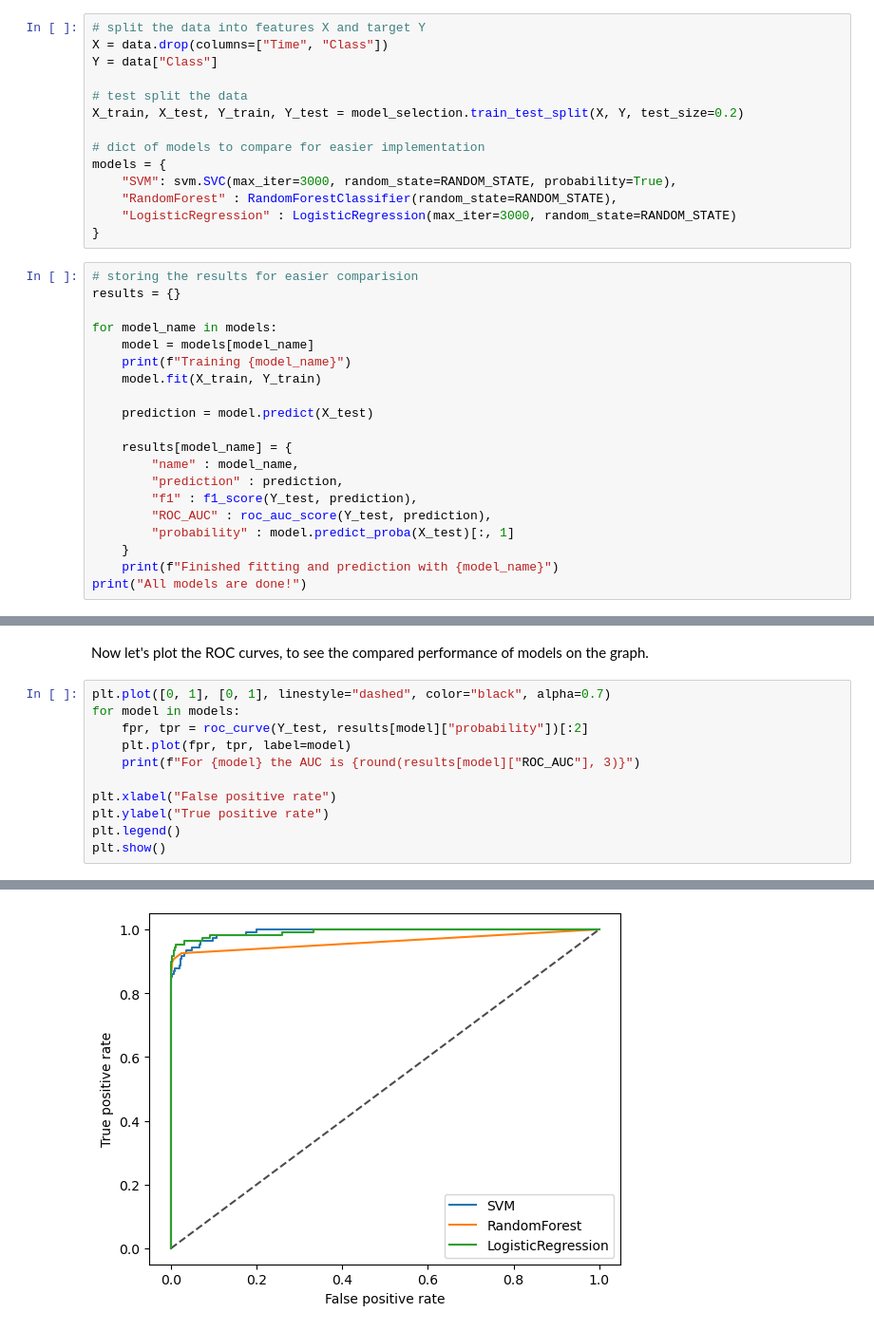
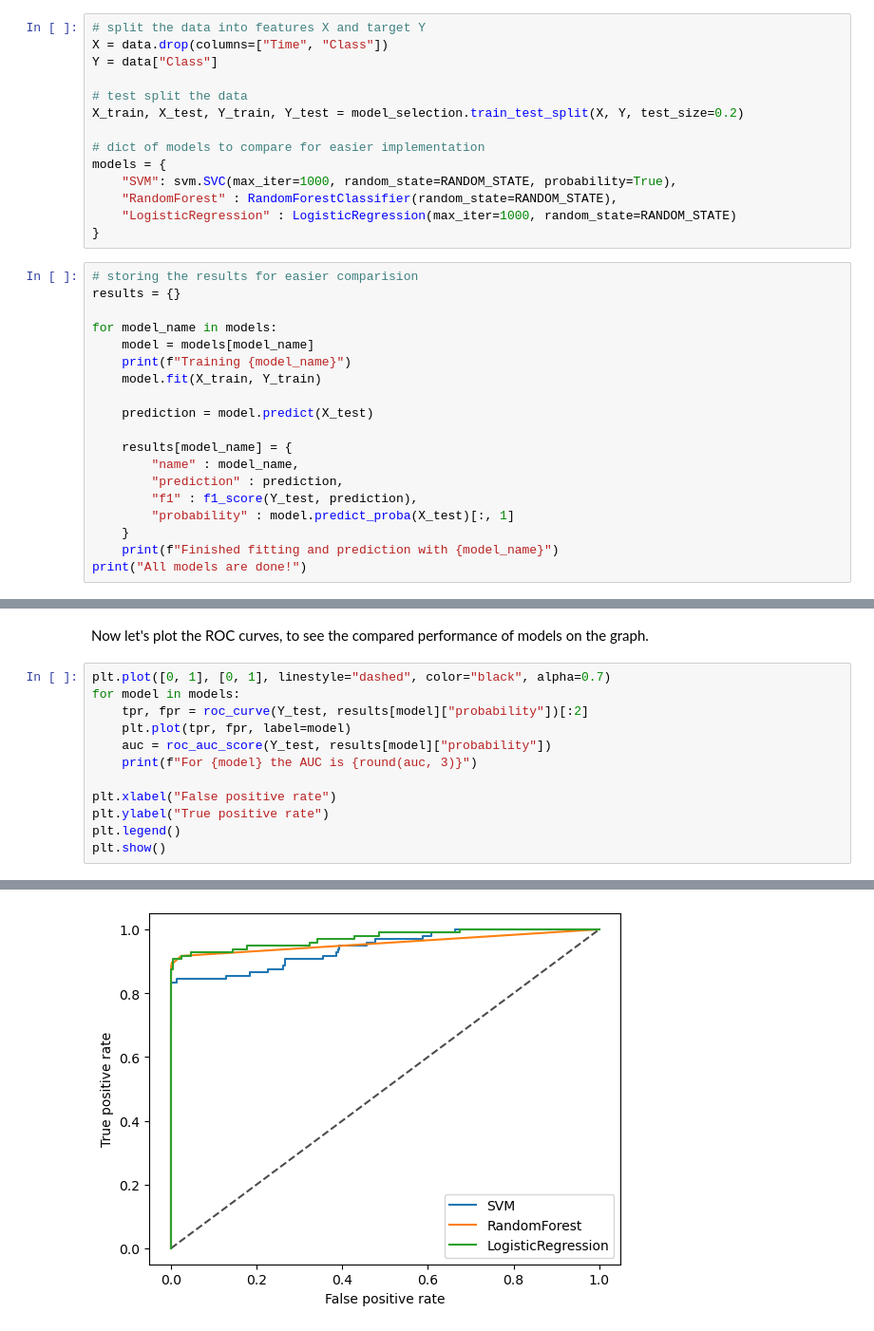
Before and after one commit to Kubel259/Credit-Card-fraud-detection, a Jupyter notebook: main.ipynb, the cells around one changed output, grey strips where cells are left out. Shown at 95% size. Cells and saved outputs as stored; diff of their text form.

```diff
--- a/main.ipynb
+++ b/main.ipynb
@@ -119,9 +119,9 @@ X_train, X_test, Y_train, Y_test = model_selection.train_test_split(X, Y, test_s
 
 # dict of models to compare for easier implementation
 models = {
-    "SVM": svm.SVC(max_iter=3000, random_state=RANDOM_STATE, probability=True),
+    "SVM": svm.SVC(max_iter=1000, random_state=RANDOM_STATE, probability=True),
     "RandomForest" : RandomForestClassifier(random_state=RANDOM_STATE),
-    "LogisticRegression" : LogisticRegression(max_iter=3000, random_state=RANDOM_STATE)
+    "LogisticRegression" : LogisticRegression(max_iter=1000, random_state=RANDOM_STATE)
 }
 # %%
 # storing the results for easier comparision
@@ -138,7 +138,6 @@ for model_name in models:
         "name" : model_name,
         "prediction" : prediction,
         "f1" : f1_score(Y_test, prediction),
-        "ROC_AUC" : roc_auc_score(Y_test, prediction),
         "probability" : model.predict_proba(X_test)[:, 1]
     }
     print(f"Finished fitting and prediction with {model_name}")
@@ -194,9 +193,10 @@ Now let's plot the ROC curves, to see the compared performance of models on the
 # %%
 plt.plot([0, 1], [0, 1], linestyle="dashed", color="black", alpha=0.7)
 for model in models:
-    fpr, tpr = roc_curve(Y_test, results[model]["probability"])[:2]
-    plt.plot(fpr, tpr, label=model)
-    print(f"For {model} the AUC is {round(results[model]["ROC_AUC"], 3)}")
+    tpr, fpr = roc_curve(Y_test, results[model]["probability"])[:2]
+    plt.plot(tpr, fpr, label=model)
+    auc = roc_auc_score(Y_test, results[model]["probability"])
+    print(f"For {model} the AUC is {round(auc, 3)}")
 
 plt.xlabel("False positive rate")
 plt.ylabel("True positive rate")
@@ -209 +209 @@ For LogisticRegression the AUC is 0.799
-[figure, old version]
+[figure, new version]
```
Also changed, not shown: parts of 5 cells of this notebook.
